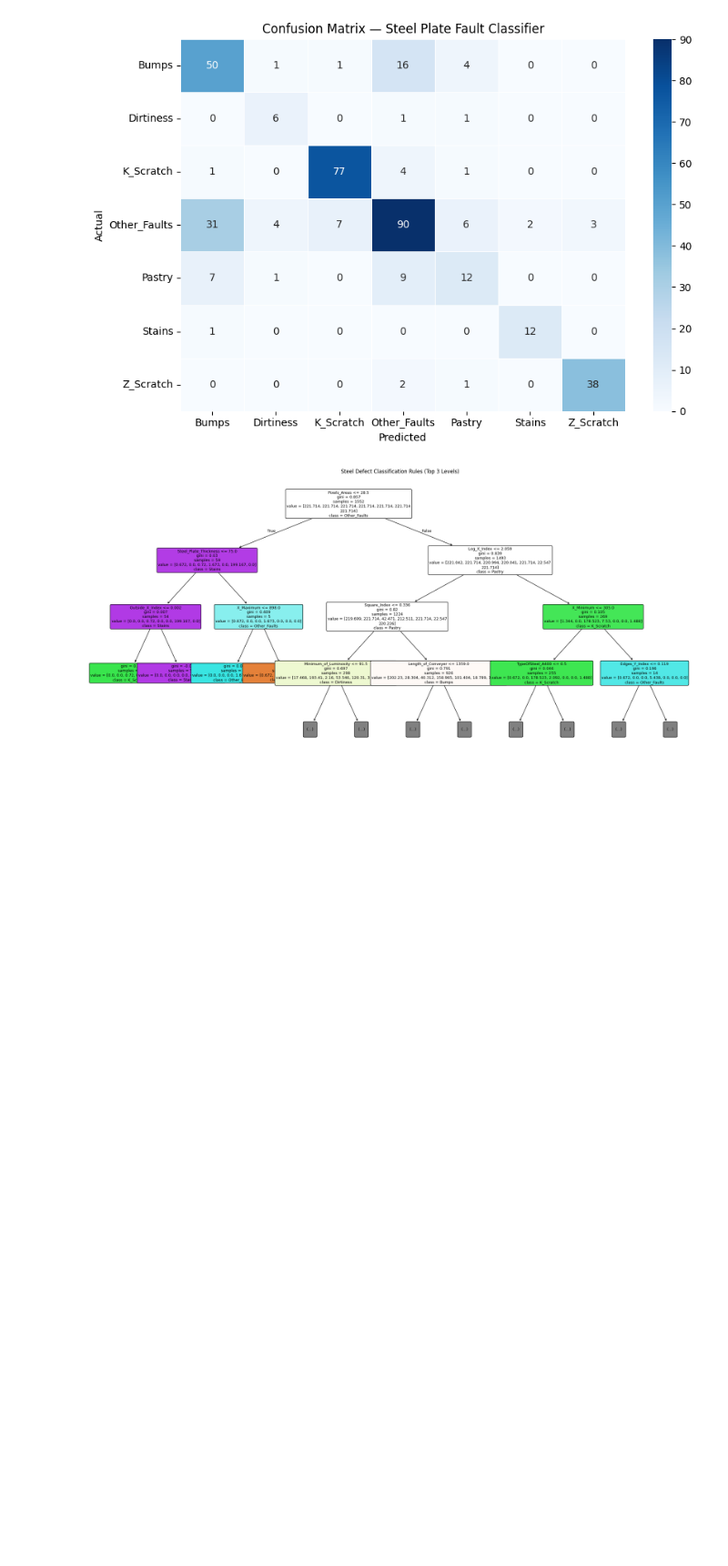
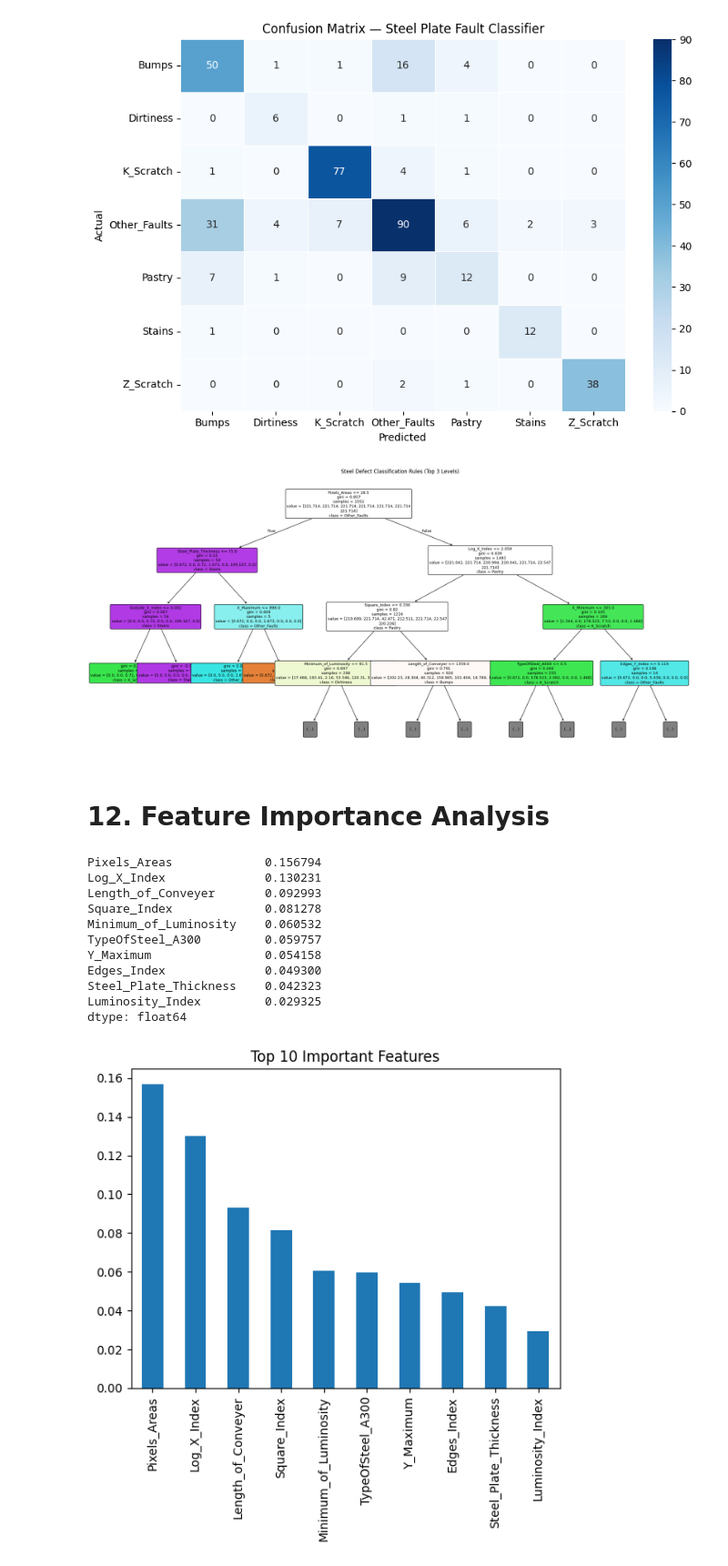
Before and after one commit to userrrcv/Data-Mining-, a Jupyter notebook: ClassAssigments/week7_project.ipynb, the cells around one changed output. Shown at 91% size. Drawn from its saved outputs; the diff is of its cells as text; code cells hidden in the pictures; blank space fills up the shorter version.

```diff
--- a/ClassAssigments/week7_project.ipynb
+++ b/ClassAssigments/week7_project.ipynb
@@ -387,3 +393,29 @@ Other_Faults       0.74      0.63      0.68       143
 weighted avg       0.74      0.73      0.73       389
 [figure]
 [figure]
+# %% [markdown]
+# 12. Feature Importance Analysis
+# %%
+importance = pd.Series(
+    dt_model.feature_importances_,
+    index=X.columns
+).sort_values(ascending=False)
+
+print(importance.head(10))
+
+importance.head(10).plot(kind='bar')
+plt.title('Top 10 Important Features')
+plt.show()
+# %% [output]
+Pixels_Areas             0.156794
+Log_X_Index              0.130231
+Length_of_Conveyer       0.092993
+Square_Index             0.081278
+Minimum_of_Luminosity    0.060532
+TypeOfSteel_A300         0.059757
+Y_Maximum                0.054158
+Edges_Index              0.049300
+Steel_Plate_Thickness    0.042323
+Luminosity_Index         0.029325
+dtype: float64
+[figure, added]
```
Also changed, not shown: parts of 3 cells of this notebook.
